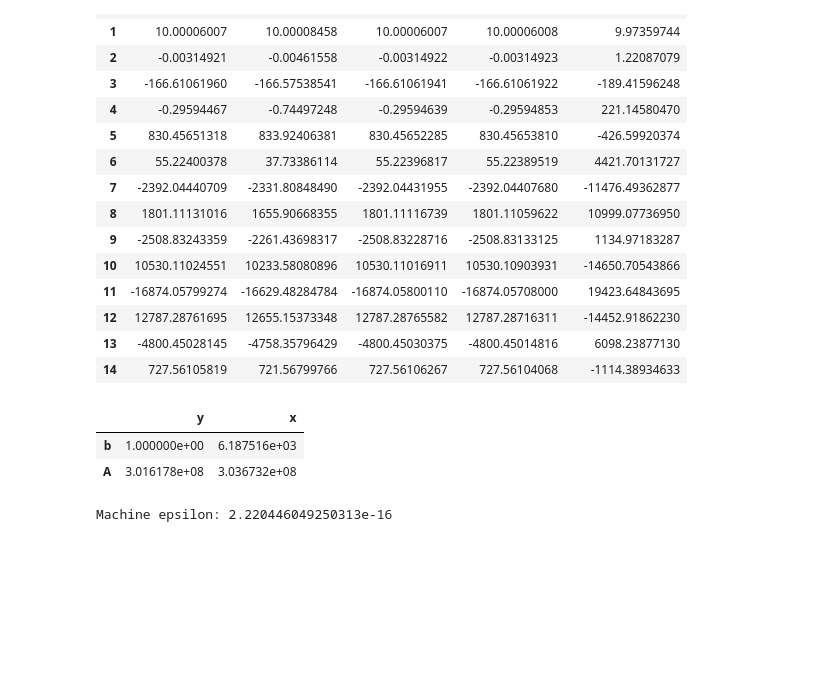
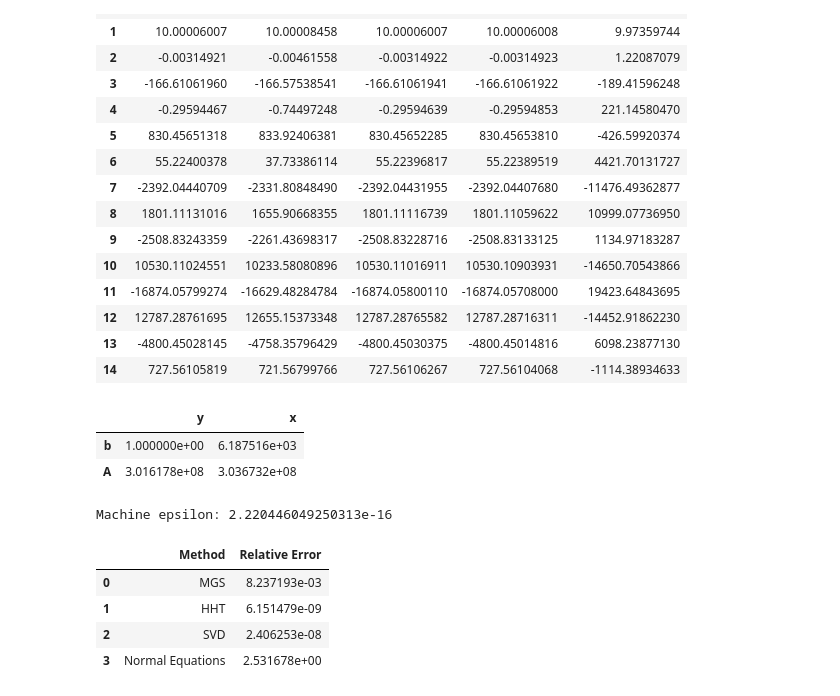
Before and after one commit to pesricha/Least-Squares-Comparison, a Jupyter notebook: Least_Squares_Analysis.ipynb, the cells around one changed output. Saved outputs shown, nothing was run; the diff lists cells and outputs as text; code cells hidden in the pictures; blank space fills up the shorter version.

Commit message:
added relative errors  for x^14 coeffs

```diff
--- a/Least_Squares_Analysis.ipynb
+++ b/Least_Squares_Analysis.ipynb
@@ -300,3 +300,29 @@ epsilon = np.finfo(float).eps
 print(f"Machine epsilon: {epsilon}")
 # %% [output]
 Machine epsilon: 2.220446049250313e-16
+# %%
+x14_True = c_True[-1]
+x14_HHT = c_HHT[-1]
+x_14_MGS = c_MGS[-1]
+x_14_SVD = c_SVD[-1]
+x_14_Normal = c_Normal[-1]
+
+def relative_error(x: float, x_hat: float) -> float:
+    return np.abs(x - x_hat) / np.abs(x)
+
+relative_errors_x14 = pd.DataFrame(columns=['Method', 'Relative Error'], index=range(4))
+relative_errors_x14['Method'] = ['MGS', 'HHT', 'SVD', 'Normal Equations']
+relative_errors_x14['Relative Error'] = [
+        relative_error(x14_True, x_14_MGS)[0],
+        relative_error(x14_True, x14_HHT),
+        relative_error(x14_True, x_14_SVD),
+        relative_error(x14_True, x_14_Normal)
+    ]
+
+relative_errors_x14
+# %% [output]
+|  | Method | Relative Error |
+| 0 | MGS | 8.237193e-03 |
+| 1 | HHT | 6.151479e-09 |
+| 2 | SVD | 2.406253e-08 |
+| 3 | Normal Equations | 2.531678e+00 |
```
